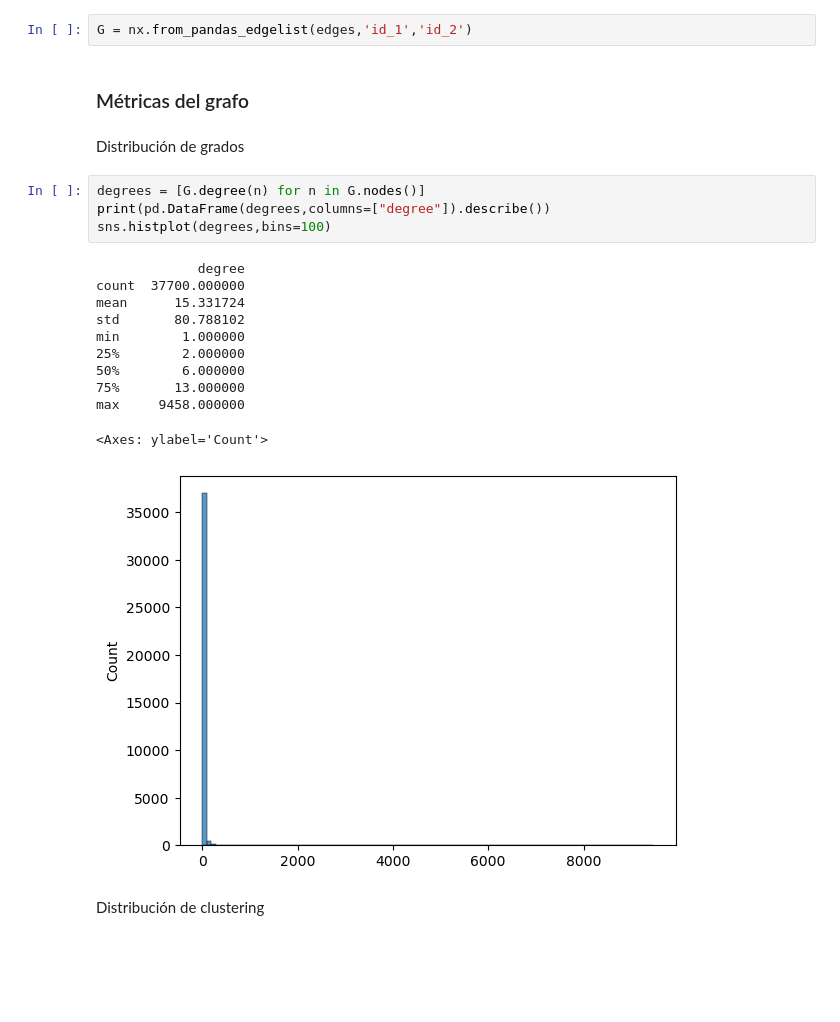
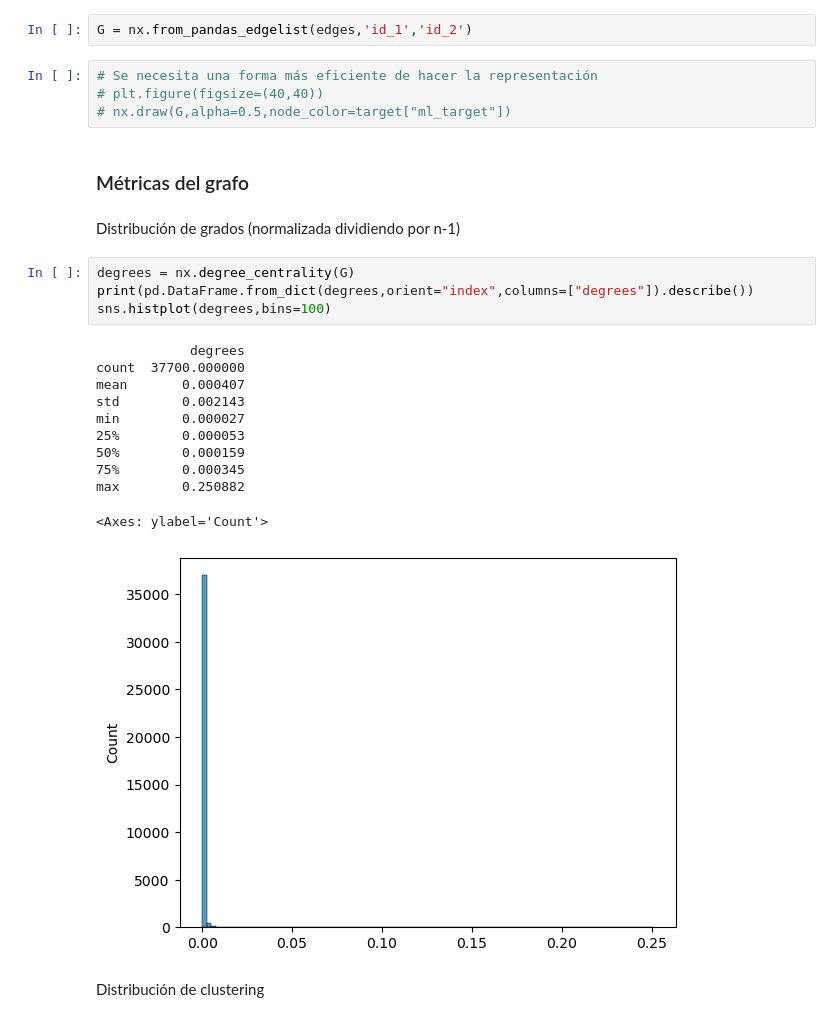
Before and after one commit to jbaezarh/Relational-ML, a Jupyter notebook: src/relationalML.ipynb, the cells around one changed output. Saved outputs shown, nothing was run; the diff lists cells and outputs as text; blank space fills up the shorter version.

Commit message:
Small modifications graph metrics

```diff
--- a/src/relationalML.ipynb
+++ b/src/relationalML.ipynb
@@ -53,26 +53,30 @@ target.head()
 ### Construcción del grafo
 # %%
 G = nx.from_pandas_edgelist(edges,'id_1','id_2')
+# %%
+# Se necesita una forma más eficiente de hacer la representación
+# plt.figure(figsize=(40,40))
+# nx.draw(G,alpha=0.5,node_color=target["ml_target"])
 # %% [markdown]
 ### Métricas del grafo
 # %% [markdown]
-Distribución de grados
+Distribución de grados (normalizada dividiendo por n-1)
 # %%
-degrees = [G.degree(n) for n in G.nodes()]
-print(pd.DataFrame(degrees,columns=["degree"]).describe())
+degrees = nx.degree_centrality(G)
+print(pd.DataFrame.from_dict(degrees,orient="index",columns=["degrees"]).describe())
 sns.histplot(degrees,bins=100)
 # %% [output]
-             degree
+            degrees
 count  37700.000000
-mean      15.331724
-std       80.788102
-min        1.000000
-25%        2.000000
-50%        6.000000
-75%       13.000000
-max     9458.000000
+mean       0.000407
+std        0.002143
+min        0.000027
+25%        0.000053
+50%        0.000159
+75%        0.000345
+max        0.250882
 <Axes: ylabel='Count'>
-[figure, old version]
+[figure, new version]
 # %% [markdown]
 Distribución de clustering
 # %%
```
Also changed, not shown: parts of 1 cell of this notebook.
